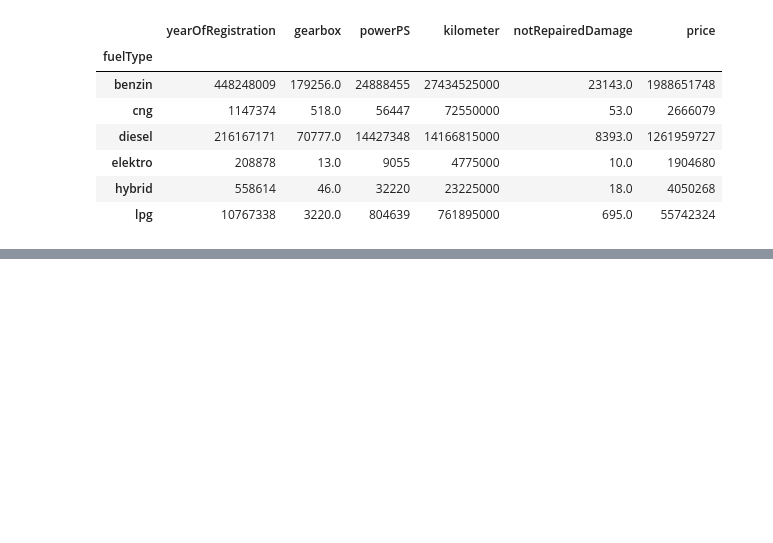
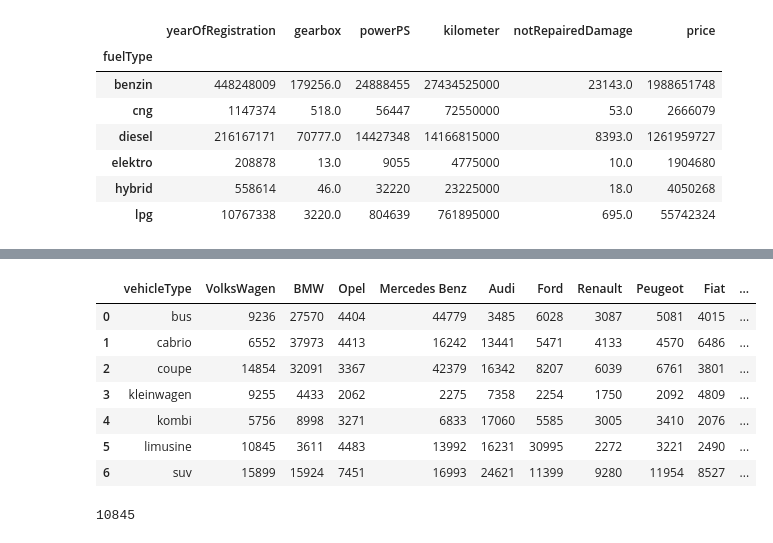
Before and after one commit to WorldWideWest/usedCarsSales, a Jupyter notebook: usedCarPrice.ipynb, the cells around one changed output, grey strips where cells are left out. Drawn from its saved outputs; the diff is of its cells as text; code cells hidden in the pictures; blank space fills up the shorter version.

```diff
--- a/usedCarPrice.ipynb
+++ b/usedCarPrice.ipynb
@@ -334,0 +318,36 @@ priceNull = preprocessing[(preprocessing['brand']=='volkswagen') & (preprocessin
+# %%
+prices = pd.DataFrame({
+    'vehicleType':['bus',
+                   'cabrio',
+                   'coupe',
+                   'kleinwagen',
+                   'kombi',
+                   'limusine',
+                   'suv'],
+    'VolksWagen':   [9236, 6552, 14854, 9255, 5756, 10845, 15899],
+    'BMW':          [27570, 37973, 32091, 4433, 8998, 3611, 15924],
+    'Opel':         [4404, 4413, 3367, 2062, 3271, 4483, 7451],
+    'Mercedes Benz':[44779, 16242, 42379, 2275, 6833, 13992, 16993],
+    'Audi':         [3485, 13441, 16342, 7358, 17060, 16231, 24621],
+    'Ford':         [6028, 5471, 8207, 2254, 5585, 30995, 11399],
+    'Renault':      [3087, 4133, 6039, 1750, 3005, 2272, 9280],
+    'Peugeot':      [5081, 4570, 6761, 2092, 3410, 3221, 11954],
+    'Fiat':         [4015, 6486, 3801, 4809, 2076, 2490, 8527],
+    'SEAT':         [7063, 0, 5552, 3022, 6852, 5821, 8712],
+    'Skoda':        [6650, 7723, 3533, 4390, 7328, 5327, 14390]
+    })
+prices
+# %% [output]
+|  | vehicleType | VolksWagen | BMW | Opel | Mercedes Benz | Audi | Ford | Renault | Peugeot | Fiat | ... |
+| 0 | bus | 9236 | 27570 | 4404 | 44779 | 3485 | 6028 | 3087 | 5081 | 4015 | ... |
+| 1 | cabrio | 6552 | 37973 | 4413 | 16242 | 13441 | 5471 | 4133 | 4570 | 6486 | ... |
+| 2 | coupe | 14854 | 32091 | 3367 | 42379 | 16342 | 8207 | 6039 | 6761 | 3801 | ... |
+| 3 | kleinwagen | 9255 | 4433 | 2062 | 2275 | 7358 | 2254 | 1750 | 2092 | 4809 | ... |
+| 4 | kombi | 5756 | 8998 | 3271 | 6833 | 17060 | 5585 | 3005 | 3410 | 2076 | ... |
+| 5 | limusine | 10845 | 3611 | 4483 | 13992 | 16231 | 30995 | 2272 | 3221 | 2490 | ... |
+| 6 | suv | 15899 | 15924 | 7451 | 16993 | 24621 | 11399 | 9280 | 11954 | 8527 | ... |
+# %%
+a = prices.at[5, 'VolksWagen']
+a
+# %% [output]
+10845
```
Also changed, not shown: parts of 10 cells of this notebook, 5 other files.
